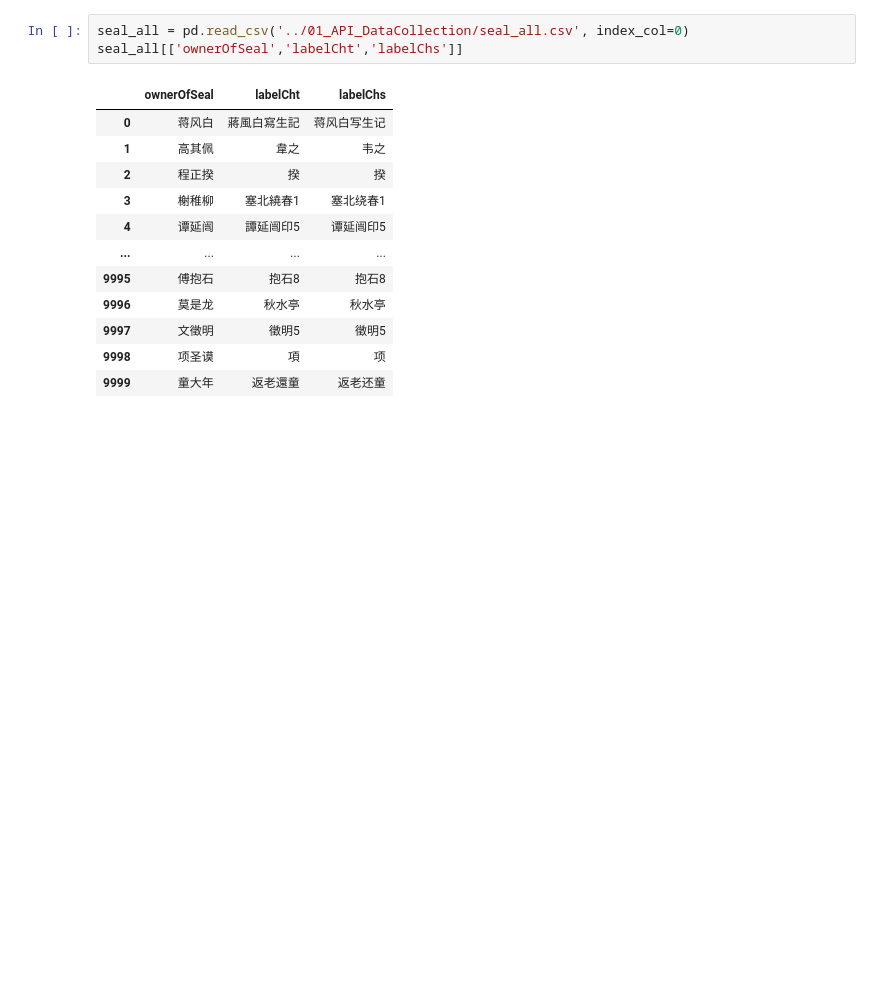
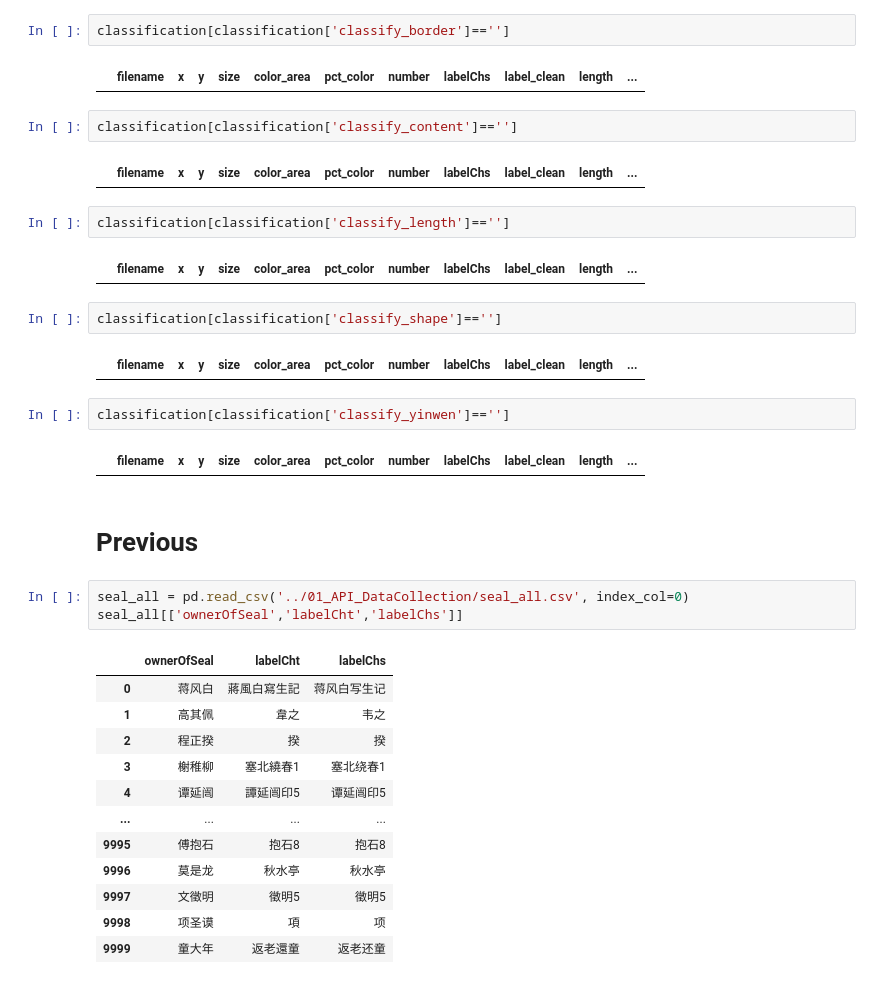
Before and after one commit to jingrong-zhang/Art-of-Chinese-Seal-Engraving, a Jupyter notebook: 03_LabelProcessing/01_Label_Infomation.ipynb, the cells around one changed output. Saved outputs shown, nothing was run; the diff lists cells and outputs as text; blank space fills up the shorter version.

```diff
--- a/03_LabelProcessing/01_Label_Infomation.ipynb
+++ b/03_LabelProcessing/01_Label_Infomation.ipynb
@@ -6,3 +277,25 @@ import re
+# %%
+classification[classification['classify_border']=='']
+# %% [output]
+|  | filename | x | y | size | color_area | pct_color | number | labelChs | label_clean | length | ... |
+# %%
+classification[classification['classify_content']=='']
+# %% [output]
+|  | filename | x | y | size | color_area | pct_color | number | labelChs | label_clean | length | ... |
+# %%
+classification[classification['classify_length']=='']
+# %% [output]
+|  | filename | x | y | size | color_area | pct_color | number | labelChs | label_clean | length | ... |
+# %%
+classification[classification['classify_shape']=='']
+# %% [output]
+|  | filename | x | y | size | color_area | pct_color | number | labelChs | label_clean | length | ... |
+# %%
+classification[classification['classify_yinwen']=='']
+# %% [output]
+|  | filename | x | y | size | color_area | pct_color | number | labelChs | label_clean | length | ... |
+# %% [markdown]
+# Previous
 # %%
 seal_all = pd.read_csv('../01_API_DataCollection/seal_all.csv', index_col=0)
 seal_all[['ownerOfSeal','labelCht','labelChs']]
```
Also changed, not shown: parts of 18 cells of this notebook, 2 other files.
